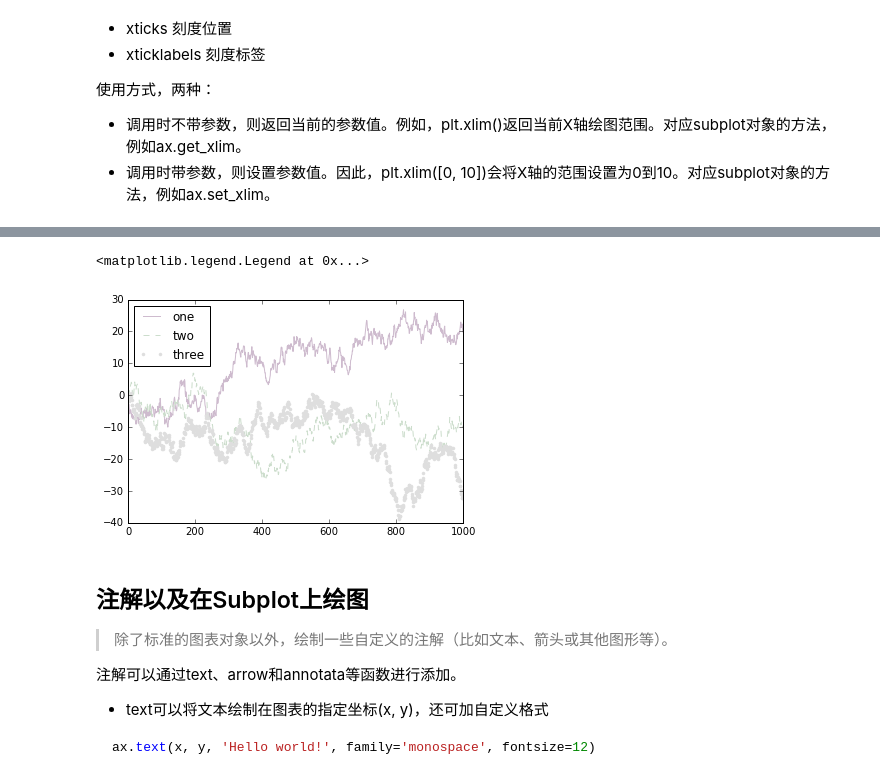
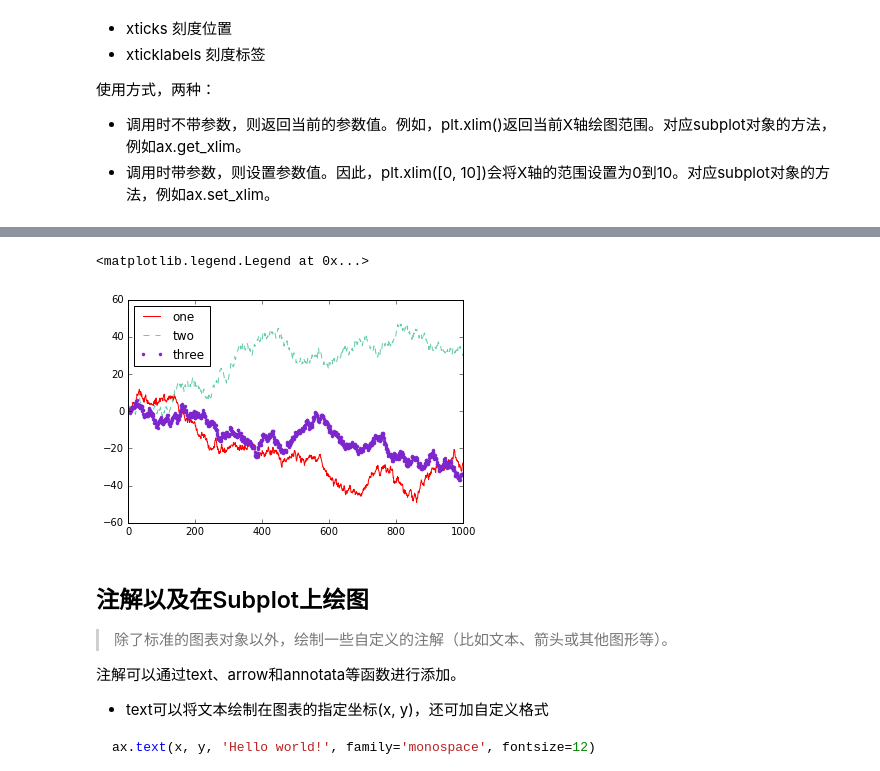
Before and after one commit to 26huitailang/python-of-data-analysis, a Jupyter notebook: ch08_notebook.ipynb, the cells around one changed output, grey strips where cells are left out. Cells and saved outputs as stored; diff of their text form; code cells hidden in the pictures.

```diff
--- a/ch08_notebook.ipynb
+++ b/ch08_notebook.ipynb
@@ -107,18 +115,18 @@ ax2.plot(data.cumsum())
 # %%
 # 添加图例（legend）
 
 # 第一种，天假subplot的时候传入label参数
 fig = plt.figure();ax = fig.add_subplot(1, 1, 1)
 
-ax.plot(np.random.randn(1000).cumsum(), 'k', color='#CEBBCE', label='one')
-ax.plot(np.random.randn(1000).cumsum(), 'k--', color='#CCDDCC',label='two')
-ax.plot(np.random.randn(1000).cumsum(), 'k.', color='#DEDEDE',label='three')
+ax.plot(np.random.randn(1000).cumsum(), 'k', color='#FF0000', label='one')
+ax.plot(np.random.randn(1000).cumsum(), 'k--', color='#66CDAA',label='two')
+ax.plot(np.random.randn(1000).cumsum(), 'k.', color='#7D26CD',label='three')
 
 # 调用ax.legend或plt.legend()来自动创建图例
 ax.legend(loc='best')
 # %% [output]
 <matplotlib.legend.Legend at 0x...>
-[figure, old version]
+[figure, new version]
 # %% [markdown]
 ## 注解以及在Subplot上绘图
 > 除了标准的图表对象以外，绘制一些自定义的注解（比如文本、箭头或其他图形等）。
```
Also changed, not shown: parts of 53 cells of this notebook, 2 other files.
